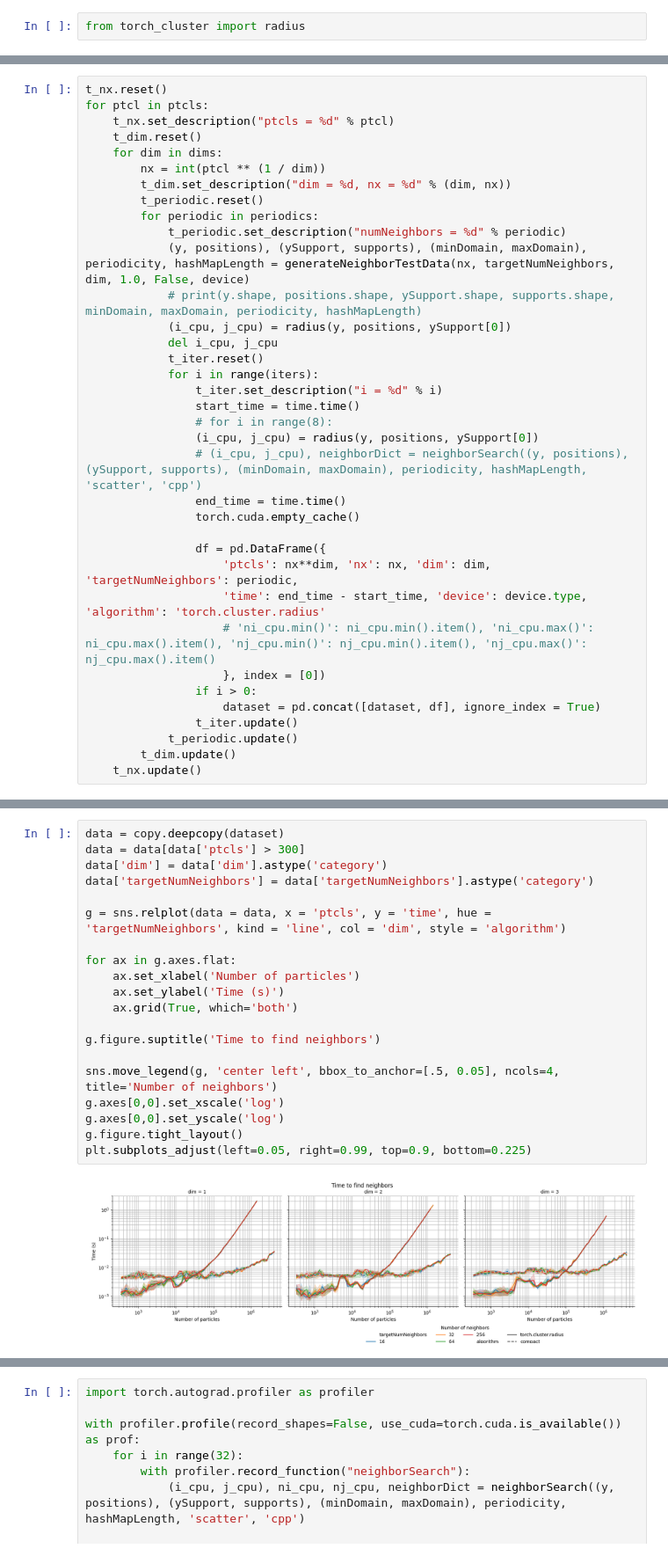
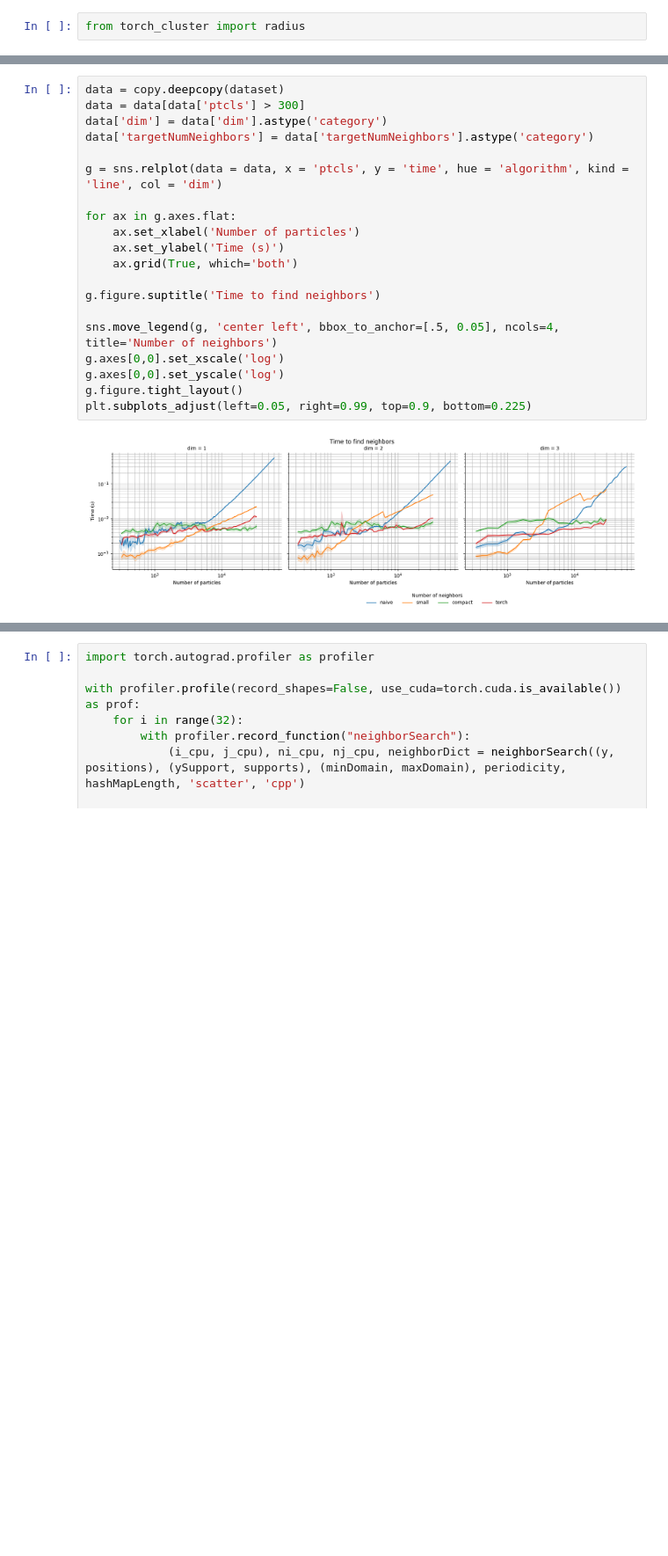
Before and after one commit to wi-re/torchCompactRadius, a Jupyter notebook: Benchmark.ipynb, the cells around one changed output, grey strips where cells are left out. Shown: that part at 88% size. Drawn from its saved outputs; the diff is of its cells as text; blank space fills up the shorter version.

```diff
--- a/Benchmark.ipynb
+++ b/Benchmark.ipynb
@@ -133,36 +175,0 @@ for ptcl in ptcls:
-# %%
-t_nx.reset()
-for ptcl in ptcls:
-    t_nx.set_description("ptcls = %d" % ptcl)
-    t_dim.reset()
-    for dim in dims:
-        nx = int(ptcl ** (1 / dim))
-        t_dim.set_description("dim = %d, nx = %d" % (dim, nx))
-        t_periodic.reset()
-        for periodic in periodics:
-            t_periodic.set_description("numNeighbors = %d" % periodic)
-            (y, positions), (ySupport, supports), (minDomain, maxDomain), periodicity, hashMapLength = generateNeighborTestData(nx, targetNumNeighbors, dim, 1.0, False, device)
-            # print(y.shape, positions.shape, ySupport.shape, supports.shape, minDomain, maxDomain, periodicity, hashMapLength)
-            (i_cpu, j_cpu) = radius(y, positions, ySupport[0])
-            del i_cpu, j_cpu
-            t_iter.reset()
-            for i in range(iters):
-                t_iter.set_description("i = %d" % i)
-                start_time = time.time()
-                # for i in range(8):
-                (i_cpu, j_cpu) = radius(y, positions, ySupport[0])
-                # (i_cpu, j_cpu), neighborDict = neighborSearch((y, positions), (ySupport, supports), (minDomain, maxDomain), periodicity, hashMapLength, 'scatter', 'cpp')
-                end_time = time.time()
-                torch.cuda.empty_cache()
-
-                df = pd.DataFrame({
-                    'ptcls': nx**dim, 'nx': nx, 'dim': dim, 'targetNumNeighbors': periodic,
-                    'time': end_time - start_time, 'device': device.type, 'algorithm': 'torch.cluster.radius'
-                    # 'ni_cpu.min()': ni_cpu.min().item(), 'ni_cpu.max()': ni_cpu.max().item(), 'nj_cpu.min()': nj_cpu.min().item(), 'nj_cpu.max()': nj_cpu.max().item()
-                    }, index = [0])
-                if i > 0:
-                    dataset = pd.concat([dataset, df], ignore_index = True)
-                t_iter.update()
-            t_periodic.update()
-        t_dim.update()
-    t_nx.update()
@@ -171,22 +176,22 @@ KeyboardInterrupt:
 # %%
 data = copy.deepcopy(dataset)
 data = data[data['ptcls'] > 300]
 data['dim'] = data['dim'].astype('category')
 data['targetNumNeighbors'] = data['targetNumNeighbors'].astype('category')
 
-g = sns.relplot(data = data, x = 'ptcls', y = 'time', hue = 'targetNumNeighbors', kind = 'line', col = 'dim', style = 'algorithm')
+g = sns.relplot(data = data, x = 'ptcls', y = 'time', hue = 'algorithm', kind = 'line', col = 'dim')
 
 for ax in g.axes.flat:
     ax.set_xlabel('Number of particles')
     ax.set_ylabel('Time (s)')
     ax.grid(True, which='both')
 
 g.figure.suptitle('Time to find neighbors')
 
 sns.move_legend(g, 'center left', bbox_to_anchor=[.5, 0.05], ncols=4, title='Number of neighbors')
 g.axes[0,0].set_xscale('log')
 g.axes[0,0].set_yscale('log')
 g.figure.tight_layout()
 plt.subplots_adjust(left=0.05, right=0.99, top=0.9, bottom=0.225)
 # %% [output]
-[figure, old version]
+[figure, new version]
```
Also changed, not shown: parts of 10 cells of this notebook, 7 other files.
